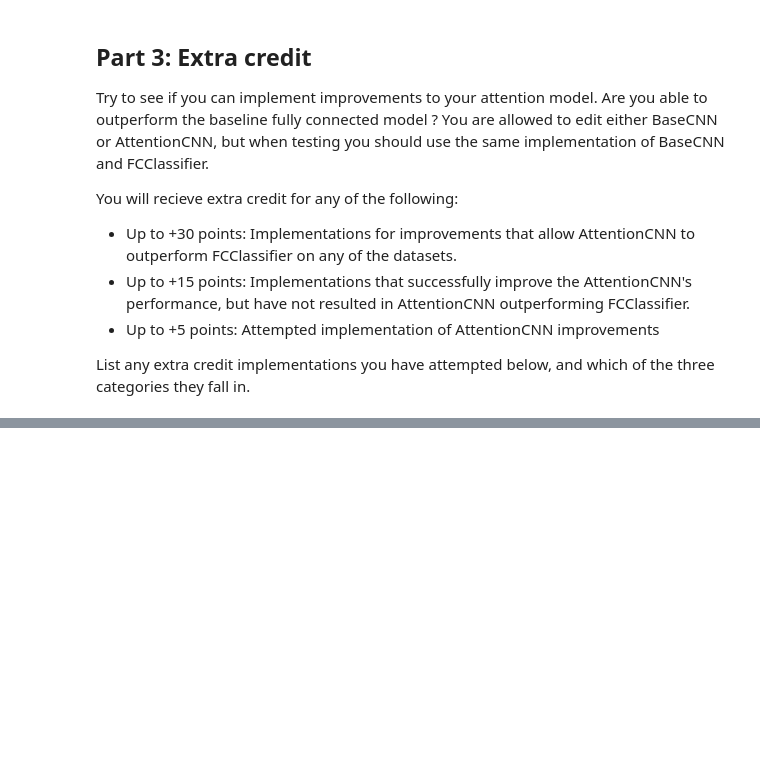
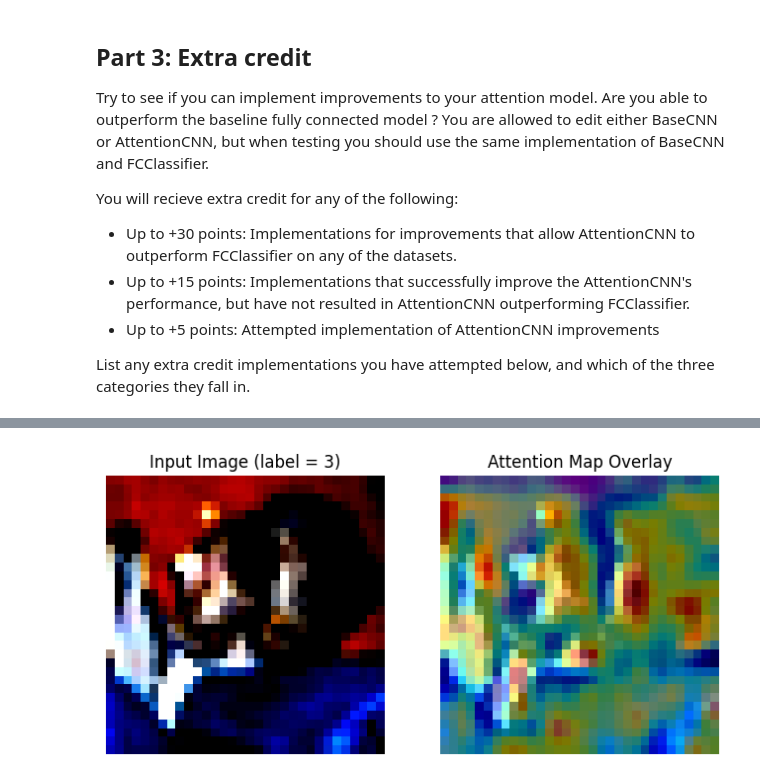
Before and after one commit to 7sr7/Intro-to-AI-HW4, a Jupyter notebook: Silvestre_Intro_to_AI_HW4.ipynb, the cells around one changed output, grey strips where cells are left out. Drawn from its saved outputs; the diff is of its cells as text; code cells hidden in the pictures; blank space fills up the shorter version.

```diff
--- a/Silvestre_Intro_to_AI_HW4.ipynb
+++ b/Silvestre_Intro_to_AI_HW4.ipynb
@@ -1184 +1168,14 @@ class FCClassifier(nn.Module):
+# %%
+class BaseCNN(nn.Module):
+    def __init__(self, in_channels=1):
+        super().__init__()
+        self.conv1 = nn.Conv2d(in_channels, 32, kernel_size=3, padding=1)
+        self.conv2 = nn.Conv2d(32, 64, kernel_size=3, padding=1)
+        self.pool = nn.MaxPool2d(2, 2)  # You may choose to apply only once, or not at all
+
+    def forward(self, x):
+        x = F.relu(self.conv1(x))  # [B, 32, H, W]
+        x = F.relu(self.conv2(x))  # [B, 64, H, W]
+        x = self.pool(x)           # [B, 64, H/2, W/2] (optional)
+        return x
 # %%
@@ -1361,0 +1406,67 @@ class FCClassifier(nn.Module):
+# %%
+# visualizing attention weights...
+model = att_model
+
+model.eval()
+with torch.no_grad():
+    sample_img, sample_label = test_loader.dataset[0]
+    sample_tensor = sample_img.unsqueeze(0).to(device)
+    # Get feature map from the base CNN
+    feats = att_model.base_cnn(sample_tensor)
+    B, C, H, W = feats.shape
+    flat = feats.view(B, C, H * W) # [B, C, H*W]
+
+
+    # calculating attention...
+    Wq = nn.Linear(C, C)
+    Wk = nn.Linear(C, C)
+    Wv = nn.Linear(C, C)
+
+
+    # tokens = H*W spatial positions, each with C channels...
+    tokens = feats.flatten(2).transpose(1, 2)
+
+    # project to Q, K, V
+    Q = Wq(tokens)
+    K = Wk(tokens)
+    V = Wv(tokens)
+    attn_dropout = nn.Dropout(0.1)
+
+
+    # scaled dot-product attention...
+    # Q K dot product...
+    matmul_qk = torch.matmul(Q, K.transpose(-2, -1))
+
+
+    # scaling the dot product... prevents saturation
+    dimK = K.size(-1)
+    scaled_scores = matmul_qk / math.sqrt(dimK)
+
+
+    # applying softmax to get attention weights...
+
+    # represents how revelant each token is in the current query...
+    weights = torch.softmax(scaled_scores, dim=-1)
+    attn_weights = attn_dropout(weights)
+
+
+    attn_map = attn_weights[0].mean(dim=0)
+    attn_map = attn_map.view(1,1,H,W)
+    attn_map = F.interpolate(attn_map, size=sample_img.shape[-2:], mode='bilinear', align_corners=False)[0, 0]
+
+    # Normalize attention map for better visualization
+    attn_map = (attn_map - attn_map.min()) / (attn_map.max() - attn_map.min())
+
+    # Plot input image
+    fig, ax = plt.subplots(1, 2, figsize=(8, 4))
+    # this needs to be changed since we are now having 3 (rgb) input channels instead of 1 (grayscale) for mnist...
+    ax[0].imshow(sample_img.clamp(0,1).permute(1,2,0).cpu(), cmap='gray')
+    ax[0].set_title(f'Input Image (label = {sample_label})')
+    ax[0].axis('off')
+    # Plot attention map overlay
+    ax[1].imshow(sample_img.clamp(0,1).permute(1,2,0).cpu(), cmap='gray')
+    ax[1].imshow(attn_map, cmap='jet', alpha=0.5)
+    ax[1].set_title('Attention Map Overlay')
+    ax[1].axis('off')
+# %% [output]
+[figure, added]
```
Also changed, not shown: parts of 25 cells of this notebook.
